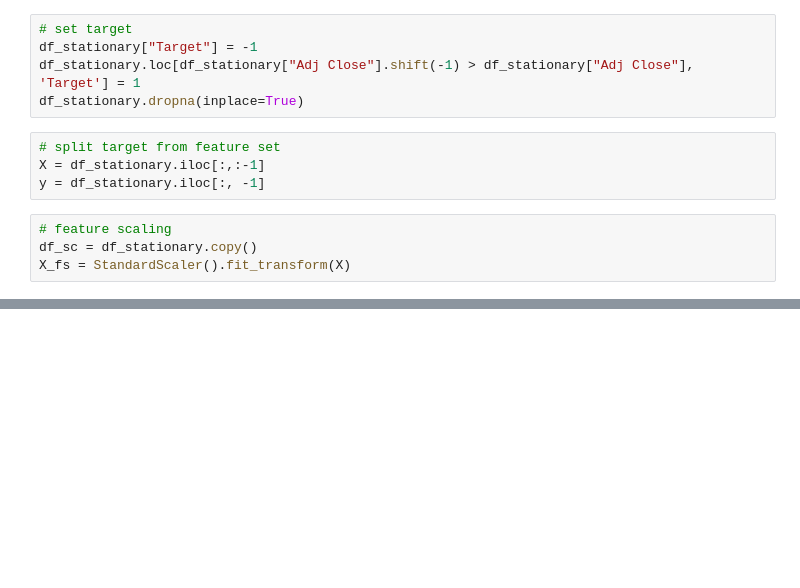
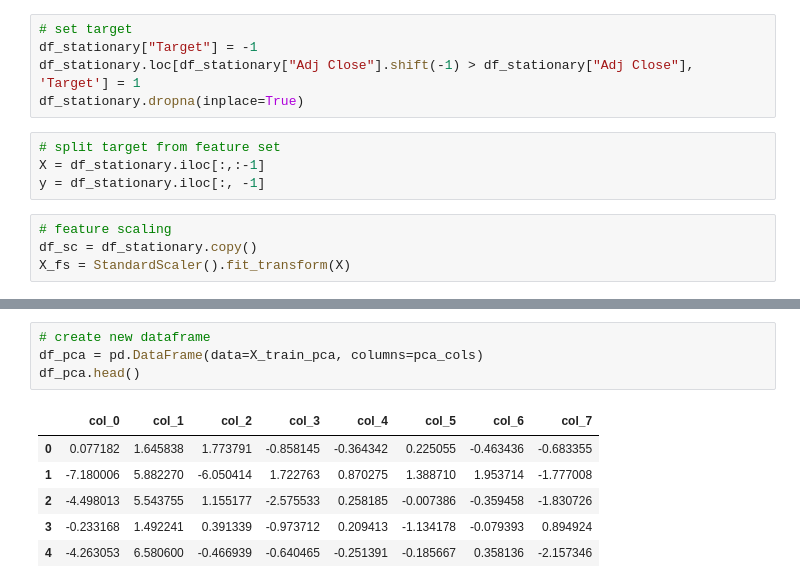
Before and after one commit to benchov/Machine_Learning_for_Trading_Knowledge, a Jupyter notebook: PCA_and_Dimensionality_Reduction.ipynb, the cells around one changed output, grey strips where cells are left out. Saved outputs shown, nothing was run; the diff lists cells and outputs as text; blank space fills up the shorter version.

```diff
--- a/PCA_and_Dimensionality_Reduction.ipynb
+++ b/PCA_and_Dimensionality_Reduction.ipynb
@@ -147,0 +171,11 @@ X_train, y_train, X_test, y_test = train_test_split(X_fs, y, test_size=0.7, rand
+# %%
+# create new dataframe
+df_pca = pd.DataFrame(data=X_train_pca, columns=pca_cols)
+df_pca.head()
+# %% [output]
+|  | col_0 | col_1 | col_2 | col_3 | col_4 | col_5 | col_6 | col_7 |
+| 0 | 0.077182 | 1.645838 | 1.773791 | -0.858145 | -0.364342 | 0.225055 | -0.463436 | -0.683355 |
+| 1 | -7.180006 | 5.882270 | -6.050414 | 1.722763 | 0.870275 | 1.388710 | 1.953714 | -1.777008 |
+| 2 | -4.498013 | 5.543755 | 1.155177 | -2.575533 | 0.258185 | -0.007386 | -0.359458 | -1.830726 |
+| 3 | -0.233168 | 1.492241 | 0.391339 | -0.973712 | 0.209413 | -1.134178 | -0.079393 | 0.894924 |
+| 4 | -4.263053 | 6.580600 | -0.466939 | -0.640465 | -0.251391 | -0.185667 | 0.358136 | -2.157346 |
```
Also changed, not shown: parts of 11 cells of this notebook.
